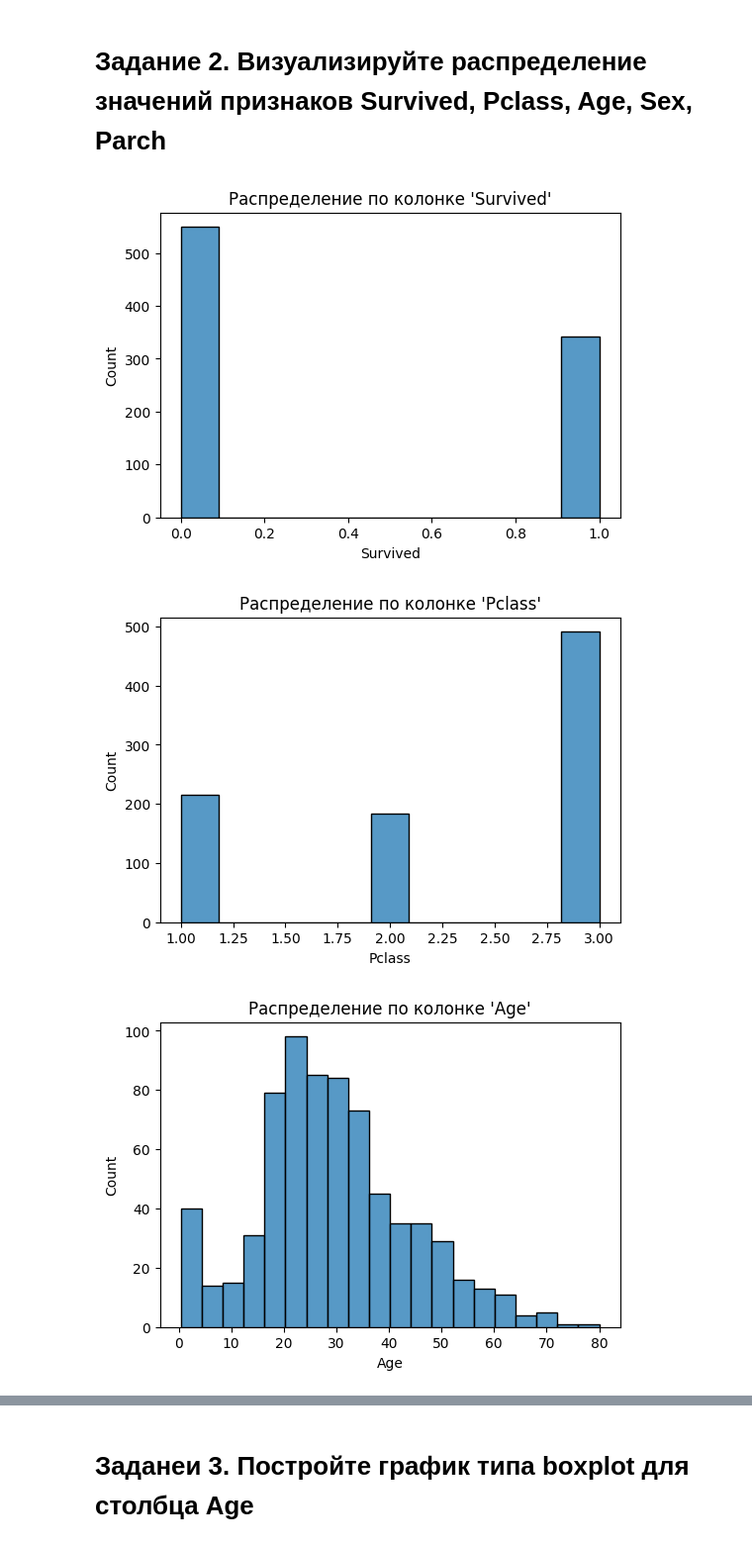
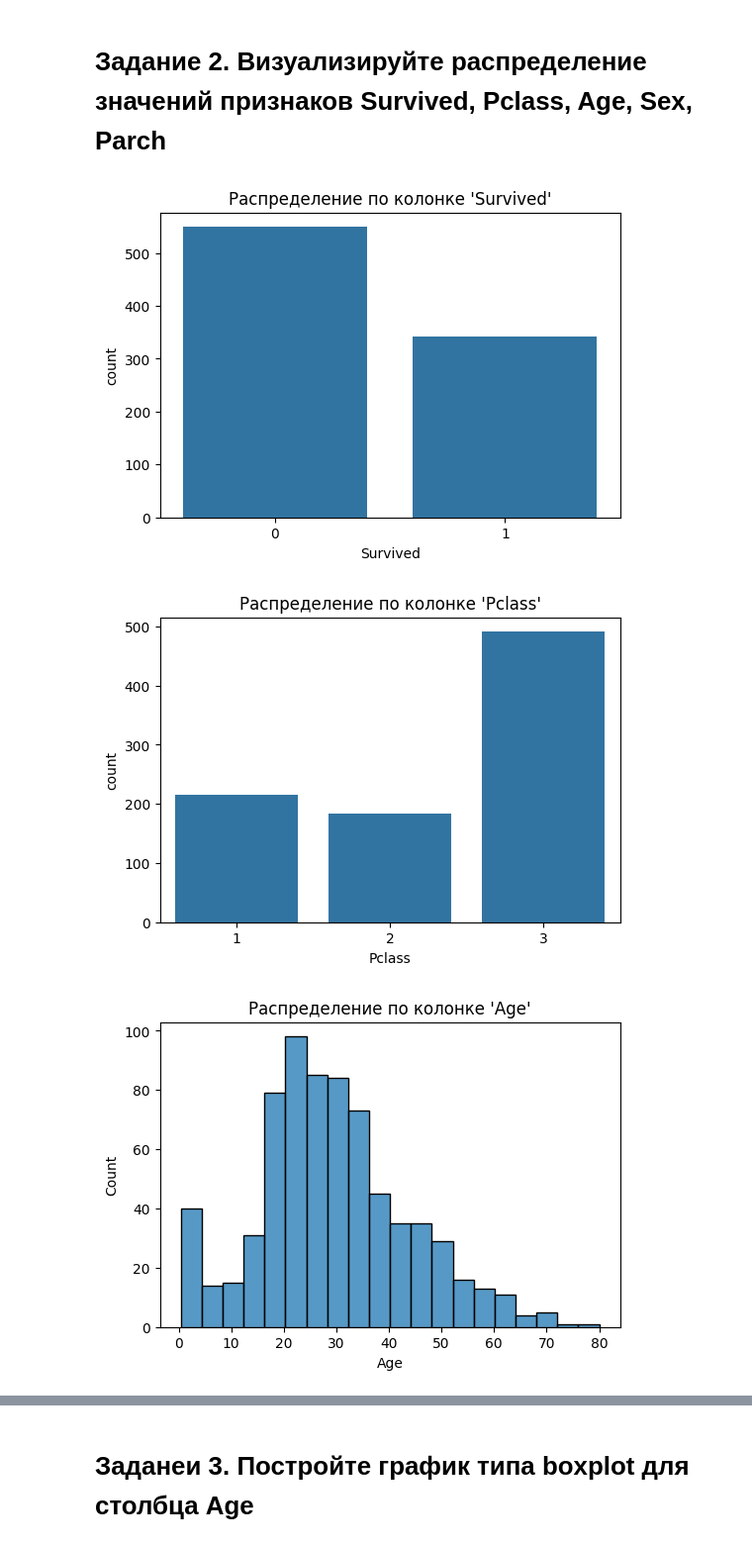
Before and after one commit to alinakuznetsova-586/Python-homework, a Jupyter notebook: hw3.ipynb, the cells around one changed output, grey strips where cells are left out. Shown at 99% size. Cells and saved outputs as stored; diff of their text form; code cells hidden in the pictures.

```diff
--- a/hw3.ipynb
+++ b/hw3.ipynb
@@ -29,30 +29,30 @@ df.head(15)
 # Задание 2. Визуализируйте распределение значений признаков Survived, Pclass, Age, Sex, Parch
 # %%
 plt.figure(figsize=(6, 4))
-sns.histplot(df["Survived"])
+sns.countplot(x=df["Survived"])
 plt.title("Распределение по колонке 'Survived'")
 plt.show()
 
 plt.figure(figsize=(6, 4))
-sns.histplot(df["Pclass"])
+sns.countplot(x=df["Pclass"])
 plt.title("Распределение по колонке 'Pclass'")
 plt.show()
 
 plt.figure(figsize=(6, 4))
 sns.histplot(df["Age"])
 plt.title("Распределение по колонке 'Age'")
 plt.show()
 
 plt.figure(figsize=(6, 4))
-sns.histplot(df["Sex"])
+sns.countplot(x=df["Sex"])
 plt.title("Распределение по колонке 'Sex'")
 plt.show()
 
 plt.figure(figsize=(6, 4))
-sns.histplot(df["Parch"])
+sns.countplot(x=df["Parch"])
 plt.title("Распределение по колонке 'Parch'")
 plt.show()
 # %% [output]
-[figure, old version]
+[figure, new version]
-[figure, old version]
+[figure, new version]
 [figure]
```
Also changed, not shown: parts of 3 cells of this notebook.
